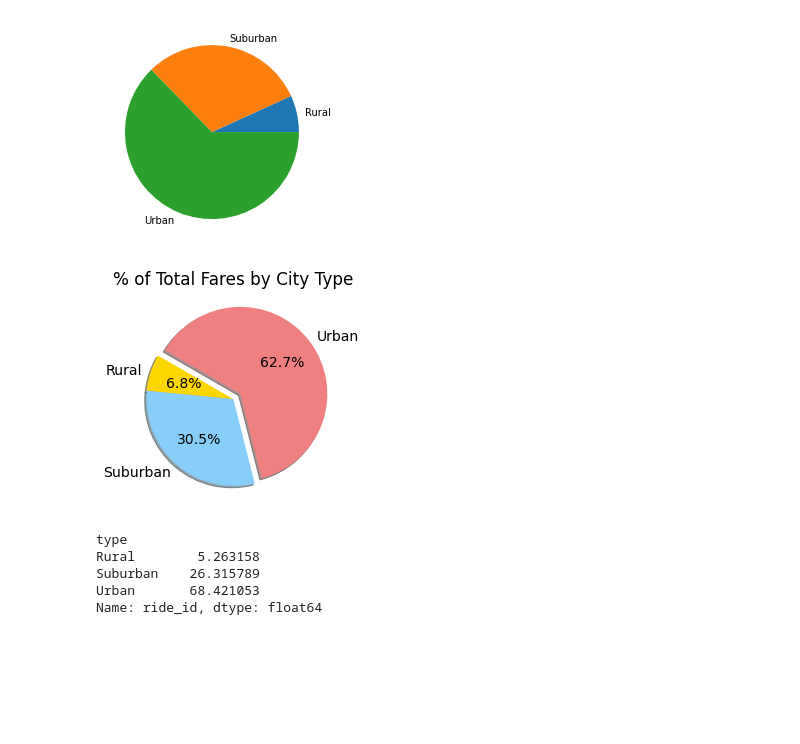
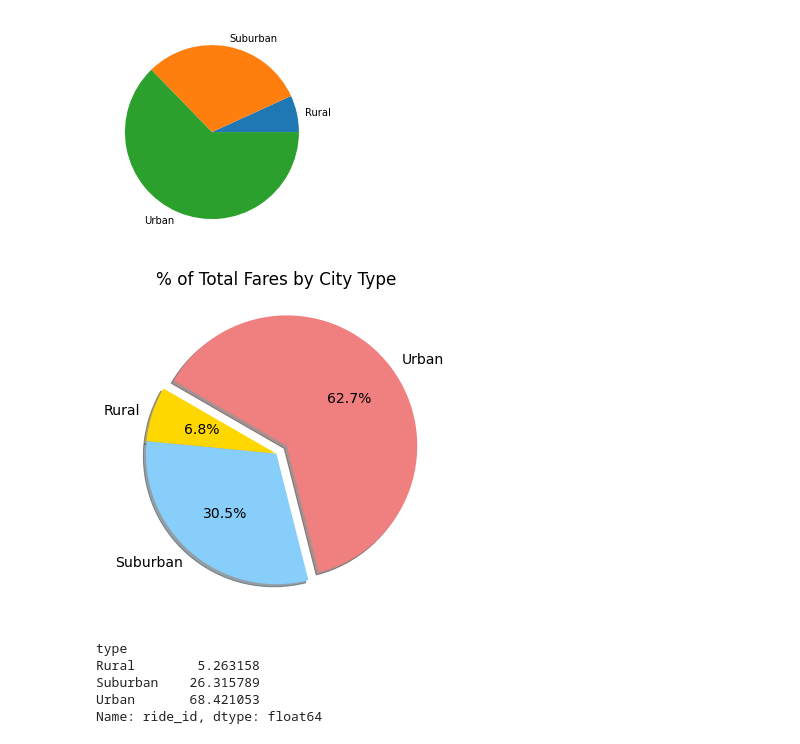
Before and after one commit to kellykindla/PyBer_Analysis, a Jupyter notebook: PyBer.ipynb, the cells around one changed output. Drawn from its saved outputs; the diff is of its cells as text; code cells hidden in the pictures; blank space fills up the shorter version.

```diff
--- a/PyBer.ipynb
+++ b/PyBer.ipynb
@@ -943,27 +943,28 @@ plt.show()
 # %%
 # Import mpl to change the plot configurations using rcParams.
 import matplotlib as mpl
 
 # Edit the percentage of fares by city type pie chart so it has company colors, urban pops out,
     ##percentages are shown, there is a shadow, the start angle is adjusted, and there is a title
+plt.subplots(figsize=(10, 6))
 plt.pie(type_percents,
     labels=["Rural", "Suburban", "Urban"],
     colors=["gold", "lightskyblue", "lightcoral"],
     explode=[0, 0, 0.1],
     autopct='%1.1f%%',
     shadow=True, startangle=150)
 plt.title("% of Total Fares by City Type")
 
 # Change the default font size from 10 to 14.
 mpl.rcParams['font.size'] = 14
 
 
 # Save Figure
 plt.savefig("analysis/Fig5.png")
 # Show Figure
 plt.show()
 # %% [output]
-[figure, old version]
+[figure, new version]
 # %%
 #create a Series of data where the index is the type of city,
 ##and the column for the Series is the number of the rides for the type of city.
```
Also changed, not shown: parts of 2 cells of this notebook, 2 other files.
